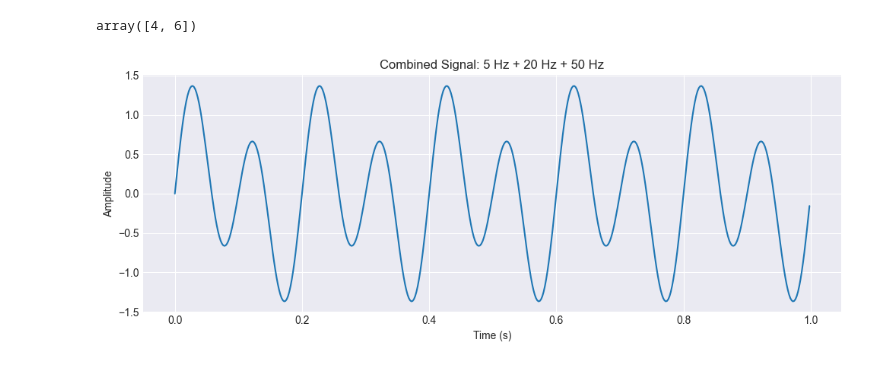
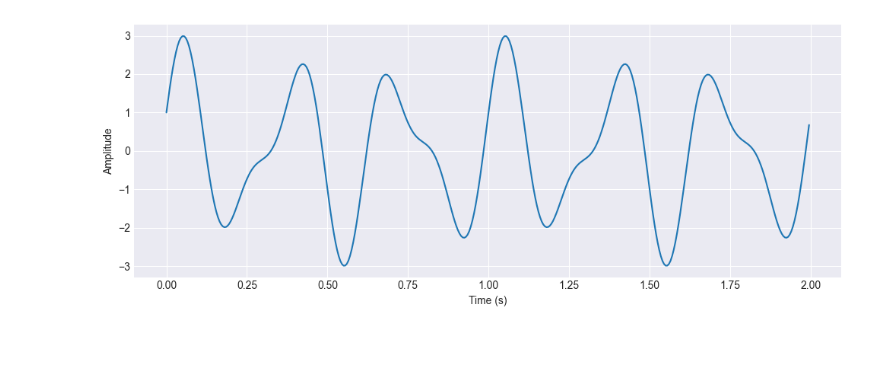
Before and after one commit to novastar53/dspy, a Jupyter notebook: notebooks/fourier.ipynb, the cells around one changed output. Saved outputs shown, nothing was run; the diff lists cells and outputs as text; code cells hidden in the pictures.

```diff
--- a/notebooks/fourier.ipynb
+++ b/notebooks/fourier.ipynb
@@ -2,37 +2,31 @@
 from matplotlib import pyplot as plt
 plt.style.use('seaborn-v0_8-darkgrid')
 from IPython.display import clear_output
-# %%
-a = np.array([1, 2])
-b = np.array([3, 4])
-np.sum([a, b], axis=0)
-# %% [output]
-array([4, 6])
 # %%
 import numpy as np
 import matplotlib.pyplot as plt
 
 # Sampling settings
-fs = 500 # Sampling frequency in Hz
-T = 1      # Duration in seconds
+fs = 200 # Sampling frequency in Hz
+T = 2     # Duration in seconds
 t = np.linspace(0, T, int(fs*T), endpoint=False)  # Time vector
 
 # Create sine waves
-freqs = [5, 10]           # Frequencies in Hz
-amps = [0.5, 1.0]        # Amplitudes for each frequency
-signal = np.sum([a * np.sin(2 * np.pi * f * t) for a, f in zip(amps, freqs)], axis=0)
+freqs = [3, 5]           # Frequencies in Hz
+amps = [2.0, 1.0]        # Amplitudes for each frequency
+phases = [np.pi/6, 0]
+signal = np.sum([a * np.sin(2 * np.pi * f * t + p) for a, p, f in zip(amps, phases, freqs)], axis=0)
 
 # Plot the combined signal
 plt.figure(figsize=(10, 4))
 plt.plot(t, signal)
-plt.title("Combined Signal: 5 Hz + 20 Hz + 50 Hz")
 plt.xlabel("Time (s)")
 plt.ylabel("Amplitude")
 plt.grid(True)
 plt.tight_layout()
 plt.show()
 # %% [output]
-[figure, old version]
+[figure, new version]
 # %%
 from matplotlib.animation import FuncAnimation
 from IPython.display import HTML
```
Also changed, not shown: parts of 1 cell of this notebook.
